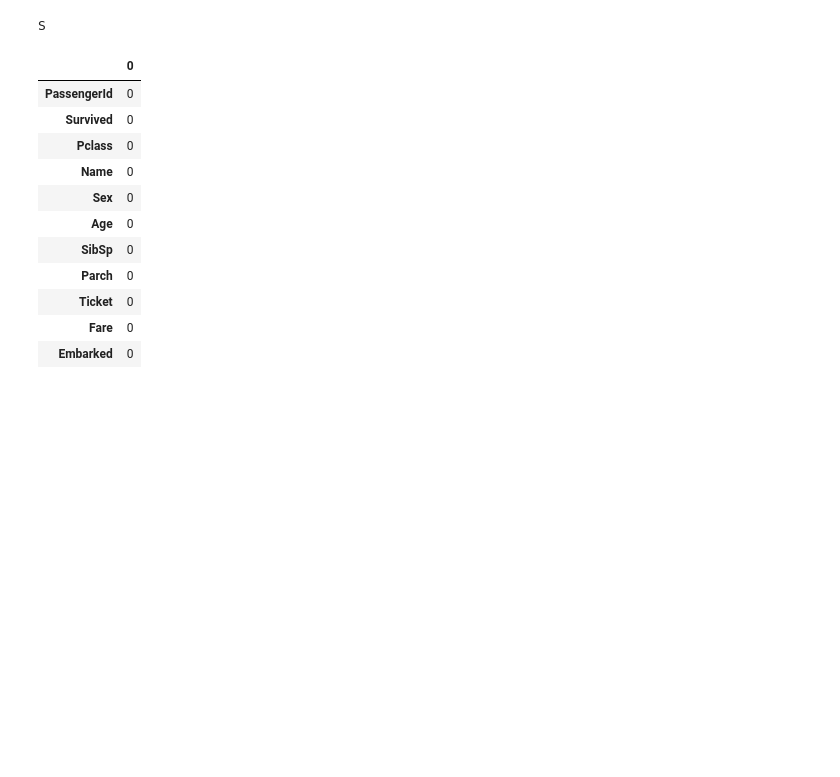
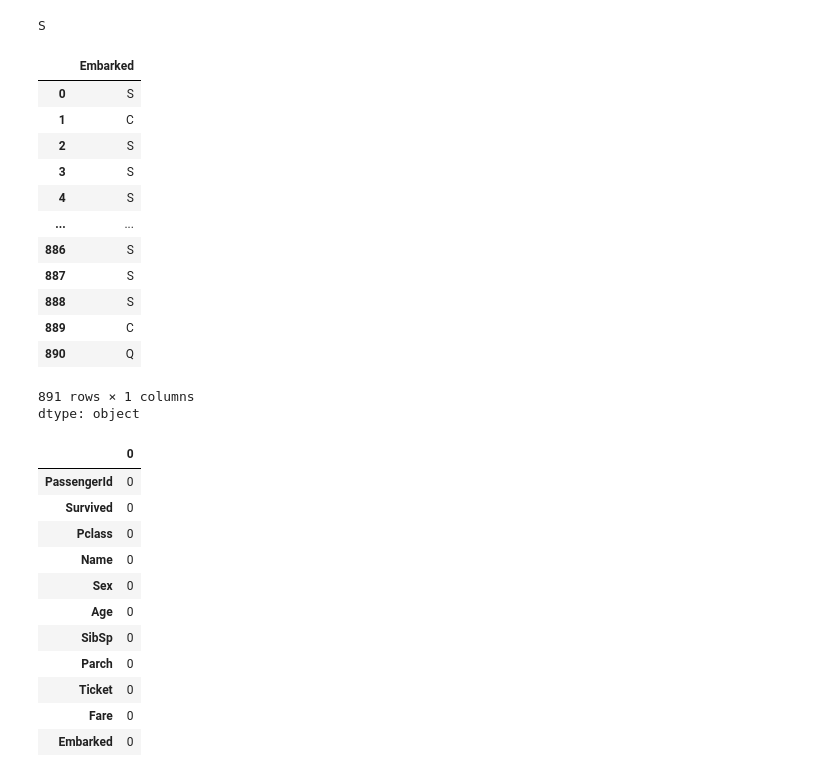
Before and after one commit to Ananya9304/Titanic-Survival-Prediction, a Jupyter notebook: Titanic_Survival_Prediction.ipynb, the cells around one changed output. Cells and saved outputs as stored; diff of their text form; code cells hidden in the pictures; blank space fills up the shorter version.

```diff
--- a/Titanic_Survival_Prediction.ipynb
+++ b/Titanic_Survival_Prediction.ipynb
@@ -75,4 +75,4 @@ ts.head()
 | 3 | 4 | 1 | 1 | Futrelle, Mrs. Jacques Heath (Lil... | female | 35.0 | 1 | 0 | 113803 | 53.1000 | ... |
 | 4 | 5 | 0 | 3 | Allen, Mr. William Henry | male | 35.0 | 0 | 0 | 373450 | 8.0500 | ... |
 # %%
-ts['Age'].fillna(ts['Age'].mean(),inplace=True)
+ts.fillna({'Age': ts['Age'].mean()}, inplace=True)
@@ -93,7 +86,22 @@ print(ts['Embarked'].mode()[0])
 # %% [output]
 S
 # %%
-ts['Embarked'].fillna(ts['Embarked'].mode()[0],inplace=True)
+ts['Embarked'].fillna(ts['Embarked'].mode()[0])
+# %% [output]
+|  | Embarked |
+| 0 | S |
+| 1 | C |
+| 2 | S |
+| 3 | S |
+| 4 | S |
+| ... | ... |
+| 886 | S |
+| 887 | S |
+| 888 | S |
+| 889 | C |
+| 890 | Q |
+891 rows × 1 columns
+dtype: object
 # %%
 ts.isnull().sum()
 # %% [output]
```
Also changed, not shown: parts of 4 cells of this notebook.
